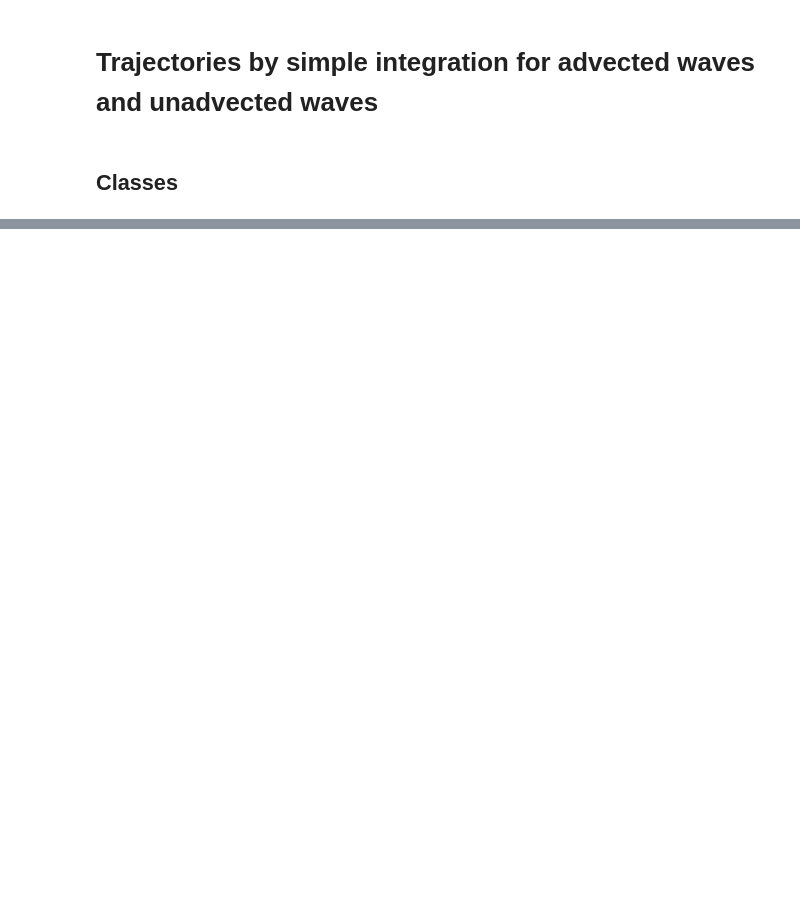
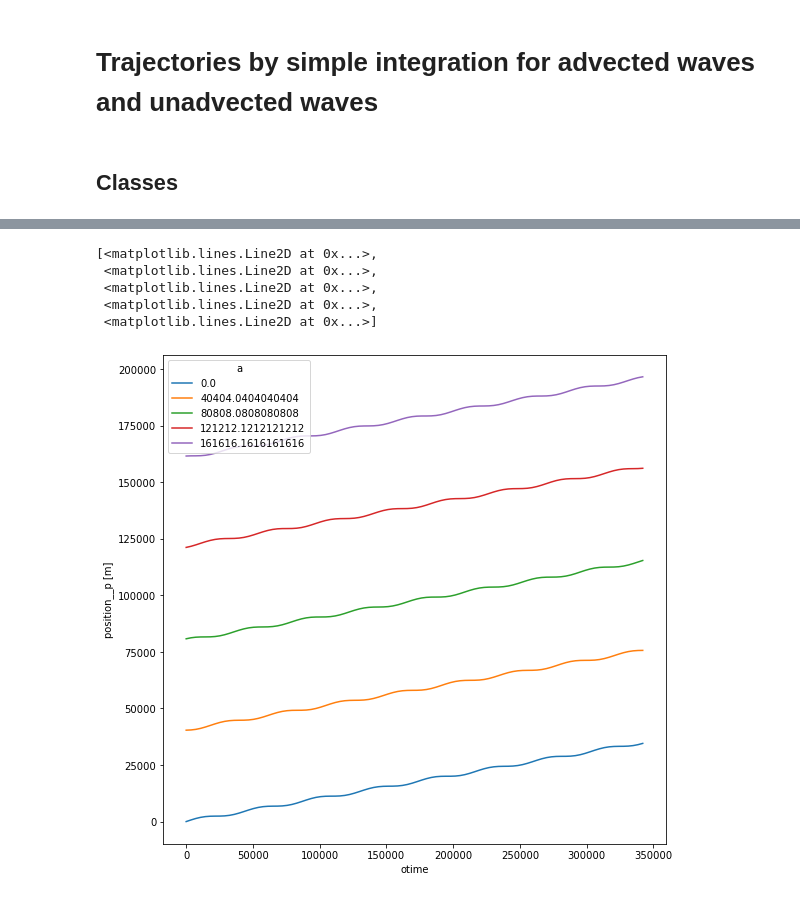
Before and after one commit to margot-demol/stage-m1, a Jupyter notebook: integration_intepolation.ipynb, the cells around one changed output, grey strips where cells are left out. Saved outputs shown, nothing was run; the diff lists cells and outputs as text; code cells hidden in the pictures; blank space fills up the shorter version.

Commit message:
first graphs

```diff
--- a/integration_intepolation.ipynb
+++ b/integration_intepolation.ipynb
@@ -311,0 +240,37 @@ x.print_adv()
+# %%
+intmethod=Runge_Kutta4
+init_p=InitPRegular
+time= list(np.arange(0,d2s*4, h2s/2))
+otime=list(np.arange(0, d2s*4, h2s))
+init_mini=0
+init_maxi=2*L
+init_N=100
+um=0.1
+uw=0.1
+w=w2
+k=k2
+advected=1
+inter_method='bilinear'
+t_i, t_e, t_step = 0, 10*d2s,3600/5
+x_i, x_e, x_step =0, 5*L, 10*km
+
+model= xs.Model({
+    "v_field": Velocity_Field,
+    "position": Position,
+    "init": InitPRegular,
+    "intmethod": Euler,
+    "velocity": Velocity
+
+})
+in_ds=xs.create_setup(model=model,
+                      clocks={'time': time,
+                                    'otime': otime},
+                      master_clock='time',
+                      input_vars={'init': {'mini': init_mini, 'maxi':init_maxi, 'N':init_N},
+                                    'v_field': {'um': um, 'uw': uw, 'w':w, 'k':k, 'advected':advected, 't_i':t_i, 't_e':t_e, 't_step':t_step, 'x_i':x_i, 'x_e':x_e, 'x_step':x_step},
+                                  'velocity':{'inter_method': 'bilinear'}
+                                    },
+                        output_vars={'position__p' : 'otime', 'velocity__v':'otime'})
+
+out_ds=in_ds.xsimlab.run(model=model)
+out_ds
@@ -311,0 +297,10 @@ x.print_adv()
+# %%
+slice_step=20
+out_ds.position__p.isel(a=slice(0,None,slice_step)).plot(x="otime", hue="a", figsize=(9,9))
+# %% [output]
+[<matplotlib.lines.Line2D at 0x...>,
+ <matplotlib.lines.Line2D at 0x...>,
+ <matplotlib.lines.Line2D at 0x...>,
+ <matplotlib.lines.Line2D at 0x...>,
+ <matplotlib.lines.Line2D at 0x...>]
+[figure, added]
```
Also changed, not shown: parts of 15 cells of this notebook.
